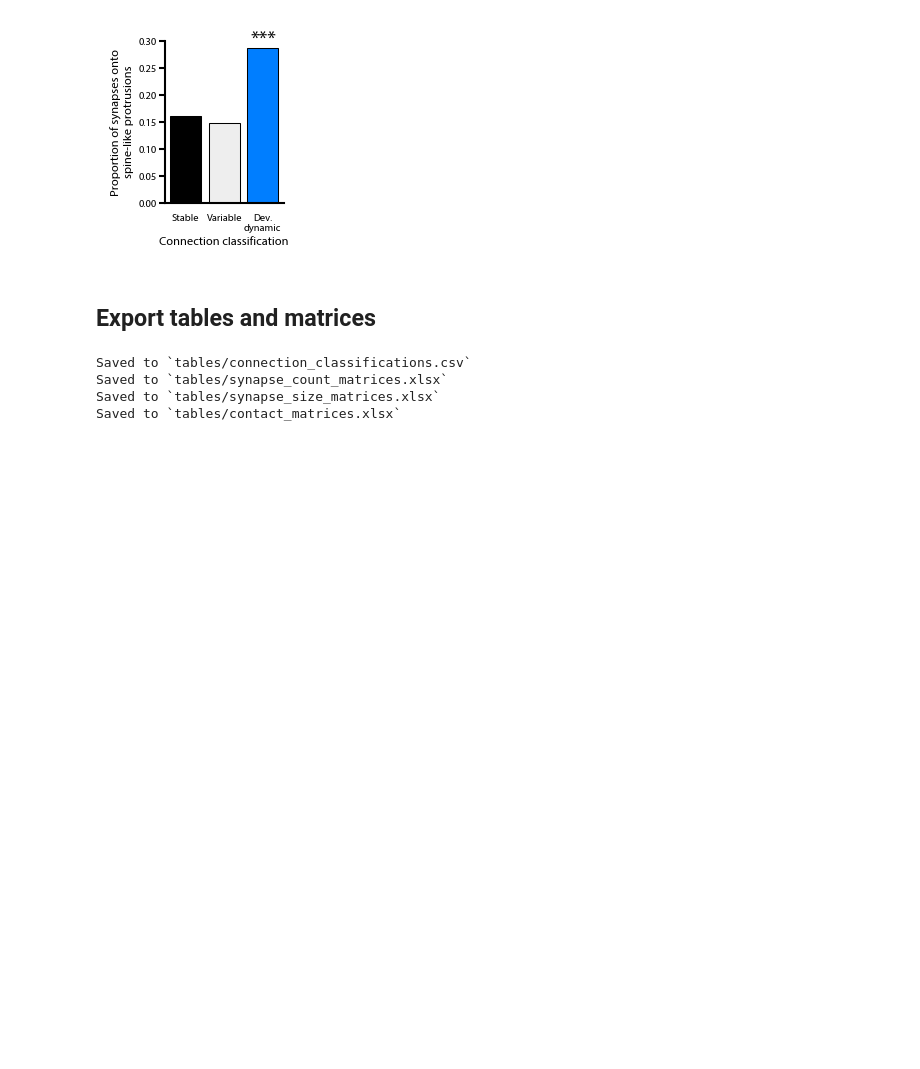
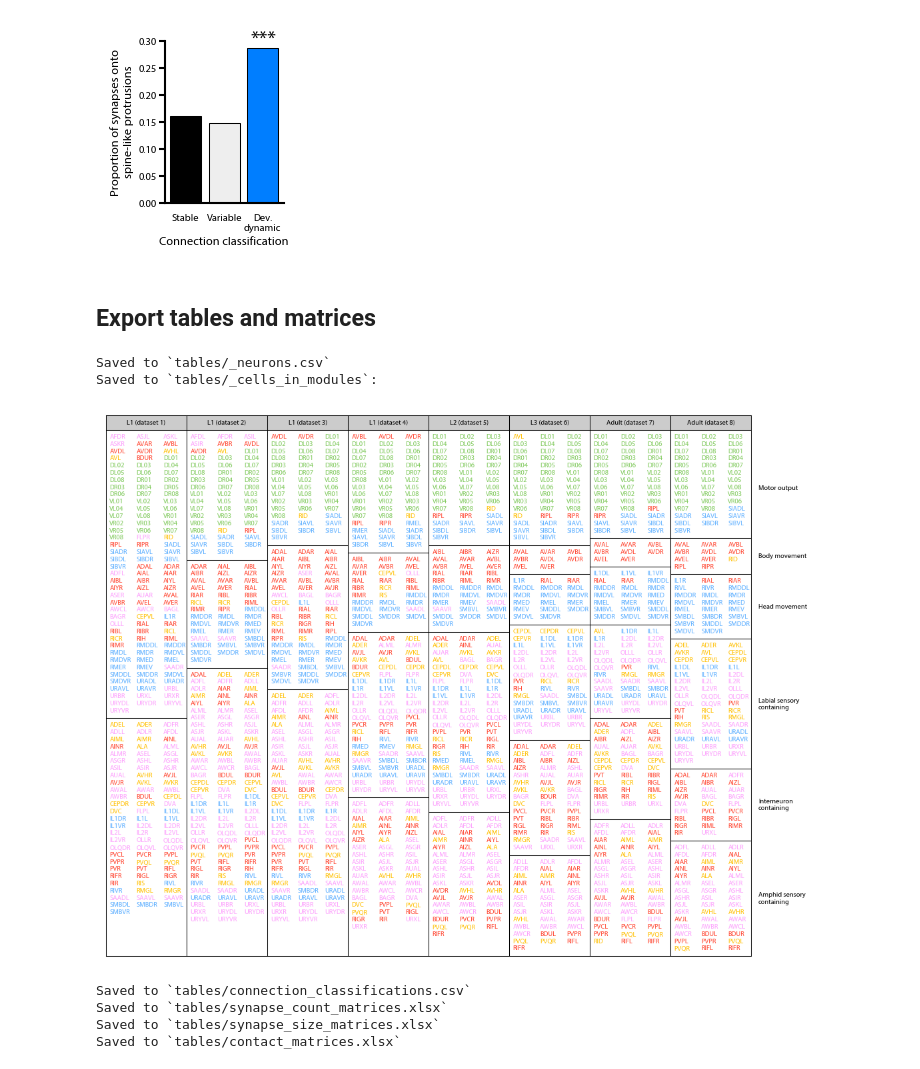
Before and after one commit to dwitvliet/nature2021, a Jupyter notebook: generate_figures.ipynb, the cells around one changed output. Cells and saved outputs as stored; diff of their text form; code cells hidden in the pictures; blank space fills up the shorter version.

Commit message:
Added supplementary tables

```diff
--- a/generate_figures.ipynb
+++ b/generate_figures.ipynb
@@ -403,4 +403,13 @@ Saved to `figures/spine-like_protrusions/_branch_synapses_by_edge_classification
 [figure]
 # %% [markdown]
 ## Export tables and matrices
+# %%
+fig = tables.Figure('tables')
+
+fig.neuron_table('')
+fig.cells_in_modules_table('')
+# %% [output]
+Saved to `tables/_neurons.csv`
+Saved to `tables/_cells_in_modules`:
+[figure, added]
 # %%
```
Also changed, not shown: parts of 2 cells of this notebook, 5 other files.
